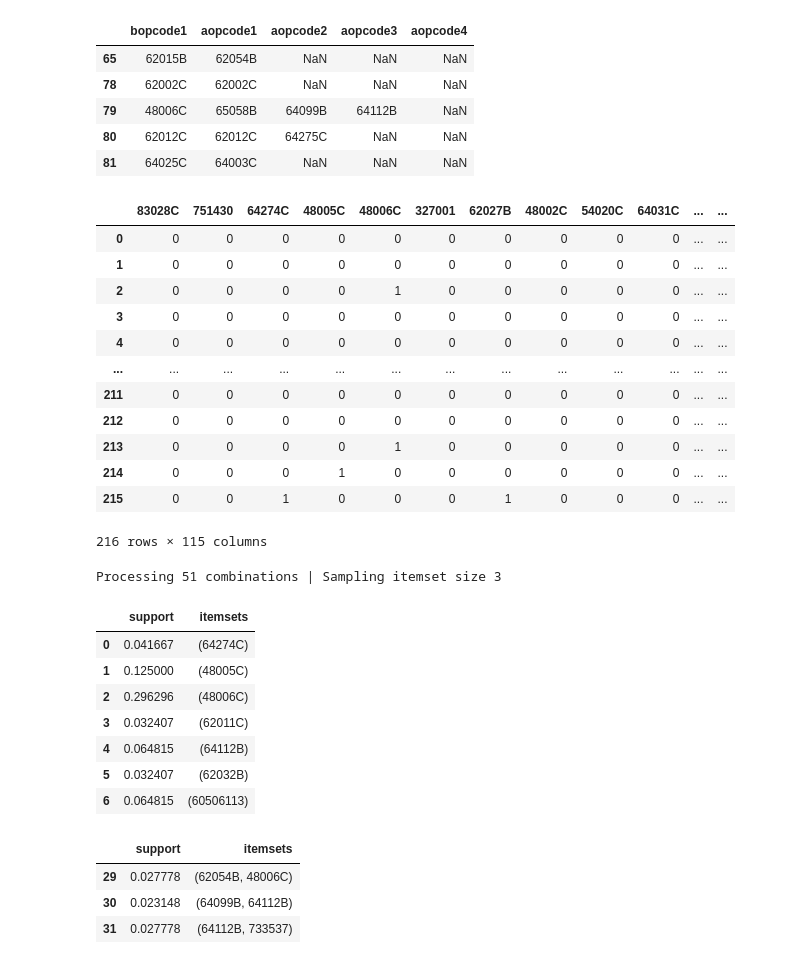
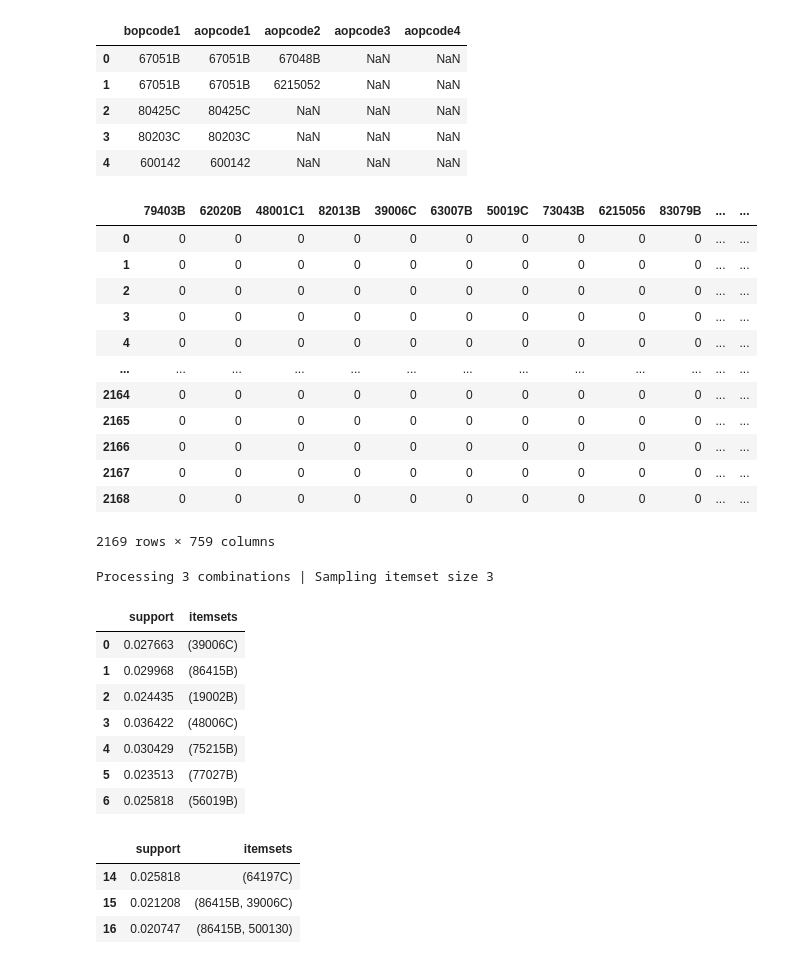
Before and after one commit to DengChiung/kmuh20231206, a Jupyter notebook: test_association_rules.ipynb, the cells around one changed output. Saved outputs shown, nothing was run; the diff lists cells and outputs as text; code cells hidden in the pictures.

```diff
--- a/test_association_rules.ipynb
+++ b/test_association_rules.ipynb
@@ -10,17 +10,18 @@ from mlxtend.preprocessing import TransactionEncoder
 # %%
 store_data = pd.read_csv('opopcode_list_dell.csv',encoding = 'big5-hkscs', dtype = str)
 store_data['opdept']=store_data['opdept'].str.zfill(4)
 #store_data = pd.read_excel('opopcode_list_dell.xls',dtype={'opdept':str})
-store_data=store_data[store_data['opdept']=='0270']#
+#store_data=store_data[store_data['opdept']=='0270']#
 store_data=store_data[['bopcode1','aopcode1','aopcode2','aopcode3','aopcode4']]
+#store_data=store_data[['aopcode1','aopcode2','aopcode3','aopcode4']]
 store_data.head()
 # %% [output]
 |  | bopcode1 | aopcode1 | aopcode2 | aopcode3 | aopcode4 |
-| 65 | 62015B | 62054B | NaN | NaN | NaN |
-| 78 | 62002C | 62002C | NaN | NaN | NaN |
-| 79 | 48006C | 65058B | 64099B | 64112B | NaN |
-| 80 | 62012C | 62012C | 64275C | NaN | NaN |
-| 81 | 64025C | 64003C | NaN | NaN | NaN |
+| 0 | 67051B | 67051B | 67048B | NaN | NaN |
+| 1 | 67051B | 67051B | 6215052 | NaN | NaN |
+| 2 | 80425C | 80425C | NaN | NaN | NaN |
+| 3 | 80203C | 80203C | NaN | NaN | NaN |
+| 4 | 600142 | 600142 | NaN | NaN | NaN |
 # %%
 unique_li = [store_data[col].unique().tolist() for col in store_data.columns]
 items = set([item for item_li in unique_li for item in item_li if item is not np.NaN ])
@@ -42,37 +43,37 @@ for index, row in store_data.iterrows():
 ohe_df = pd.DataFrame(encoded_vals)
 display(ohe_df)
 # %% [output]
-|  | 83028C | 751430 | 64274C | 48005C | 48006C | 327001 | 62027B | 48002C | 54020C | 64031C | ... | ... |
+|  | 79403B | 62020B | 48001C1 | 82013B | 39006C | 63007B | 50019C | 73043B | 6215056 | 83079B | ... | ... |
 | 0 | 0 | 0 | 0 | 0 | 0 | 0 | 0 | 0 | 0 | 0 | ... | ... |
 | 1 | 0 | 0 | 0 | 0 | 0 | 0 | 0 | 0 | 0 | 0 | ... | ... |
-| 2 | 0 | 0 | 0 | 0 | 1 | 0 | 0 | 0 | 0 | 0 | ... | ... |
+| 2 | 0 | 0 | 0 | 0 | 0 | 0 | 0 | 0 | 0 | 0 | ... | ... |
 | 3 | 0 | 0 | 0 | 0 | 0 | 0 | 0 | 0 | 0 | 0 | ... | ... |
 | 4 | 0 | 0 | 0 | 0 | 0 | 0 | 0 | 0 | 0 | 0 | ... | ... |
 | ... | ... | ... | ... | ... | ... | ... | ... | ... | ... | ... | ... | ... |
-| 211 | 0 | 0 | 0 | 0 | 0 | 0 | 0 | 0 | 0 | 0 | ... | ... |
-| 212 | 0 | 0 | 0 | 0 | 0 | 0 | 0 | 0 | 0 | 0 | ... | ... |
-| 213 | 0 | 0 | 0 | 0 | 1 | 0 | 0 | 0 | 0 | 0 | ... | ... |
-| 214 | 0 | 0 | 0 | 1 | 0 | 0 | 0 | 0 | 0 | 0 | ... | ... |
-| 215 | 0 | 0 | 1 | 0 | 0 | 0 | 1 | 0 | 0 | 0 | ... | ... |
+| 2164 | 0 | 0 | 0 | 0 | 0 | 0 | 0 | 0 | 0 | 0 | ... | ... |
+| 2165 | 0 | 0 | 0 | 0 | 0 | 0 | 0 | 0 | 0 | 0 | ... | ... |
+| 2166 | 0 | 0 | 0 | 0 | 0 | 0 | 0 | 0 | 0 | 0 | ... | ... |
+| 2167 | 0 | 0 | 0 | 0 | 0 | 0 | 0 | 0 | 0 | 0 | ... | ... |
+| 2168 | 0 | 0 | 0 | 0 | 0 | 0 | 0 | 0 | 0 | 0 | ... | ... |
-216 rows × 115 columns
+2169 rows × 759 columns
 # %%
 #Apriori - Reduce the data
 freq_items = apriori(ohe_df, min_support=0.02, use_colnames=True, verbose=1)
 display(freq_items.head(7))
 display(freq_items.tail(3))
 # %% [output]
-Processing 51 combinations | Sampling itemset size 3
+Processing 3 combinations | Sampling itemset size 3
 |  | support | itemsets |
-| 0 | 0.041667 | (64274C) |
-| 1 | 0.125000 | (48005C) |
-| 2 | 0.296296 | (48006C) |
-| 3 | 0.032407 | (62011C) |
-| 4 | 0.064815 | (64112B) |
-| 5 | 0.032407 | (62032B) |
-| 6 | 0.064815 | (60506113) |
+| 0 | 0.027663 | (39006C) |
+| 1 | 0.029968 | (86415B) |
+| 2 | 0.024435 | (19002B) |
+| 3 | 0.036422 | (48006C) |
+| 4 | 0.030429 | (75215B) |
+| 5 | 0.023513 | (77027B) |
+| 6 | 0.025818 | (56019B) |
 |  | support | itemsets |
-| 29 | 0.027778 | (62054B, 48006C) |
-| 30 | 0.023148 | (64099B, 64112B) |
-| 31 | 0.027778 | (64112B, 733537) |
+| 14 | 0.025818 | (64197C) |
+| 15 | 0.021208 | (86415B, 39006C) |
+| 16 | 0.020747 | (86415B, 500130) |
 # %%
 #Max, Min values of Support
```
Also changed, not shown: parts of 6 cells of this notebook.
